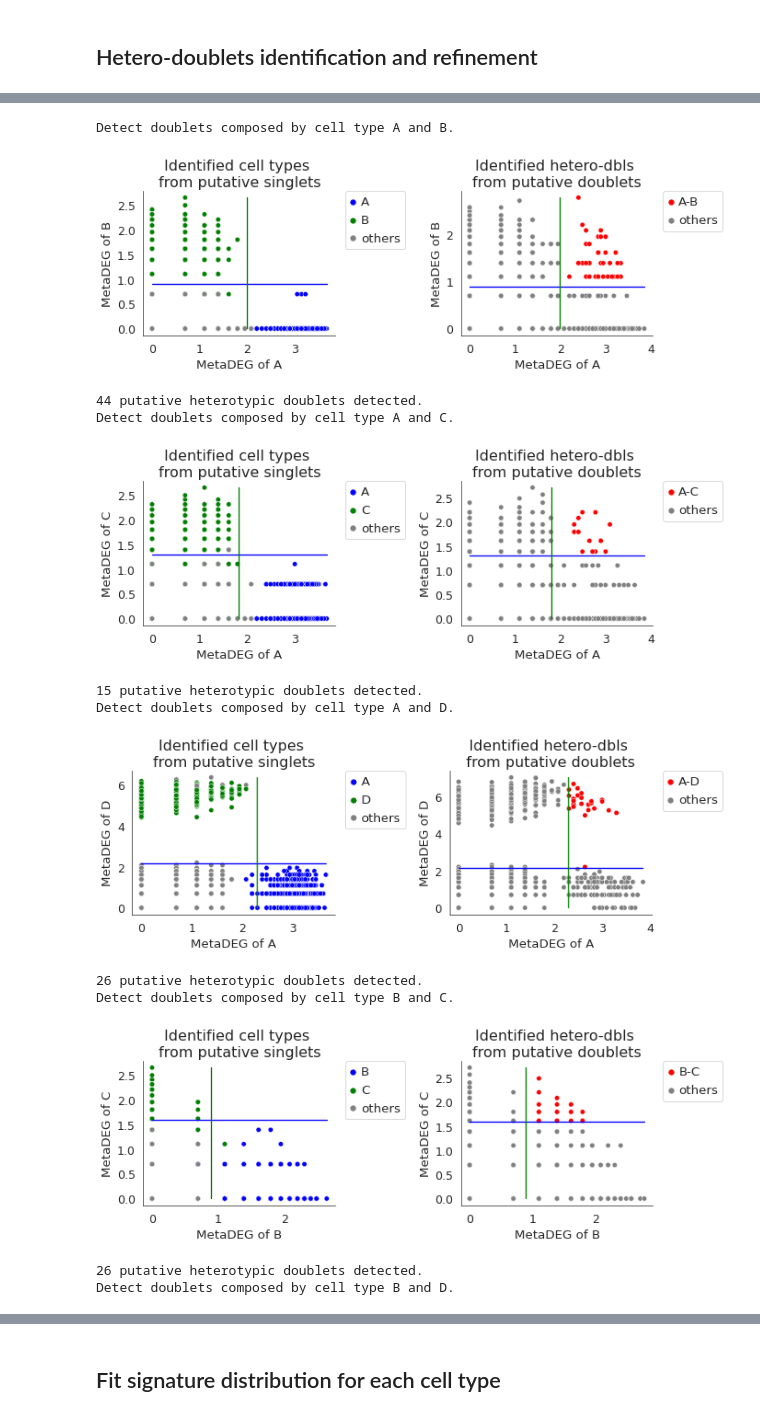
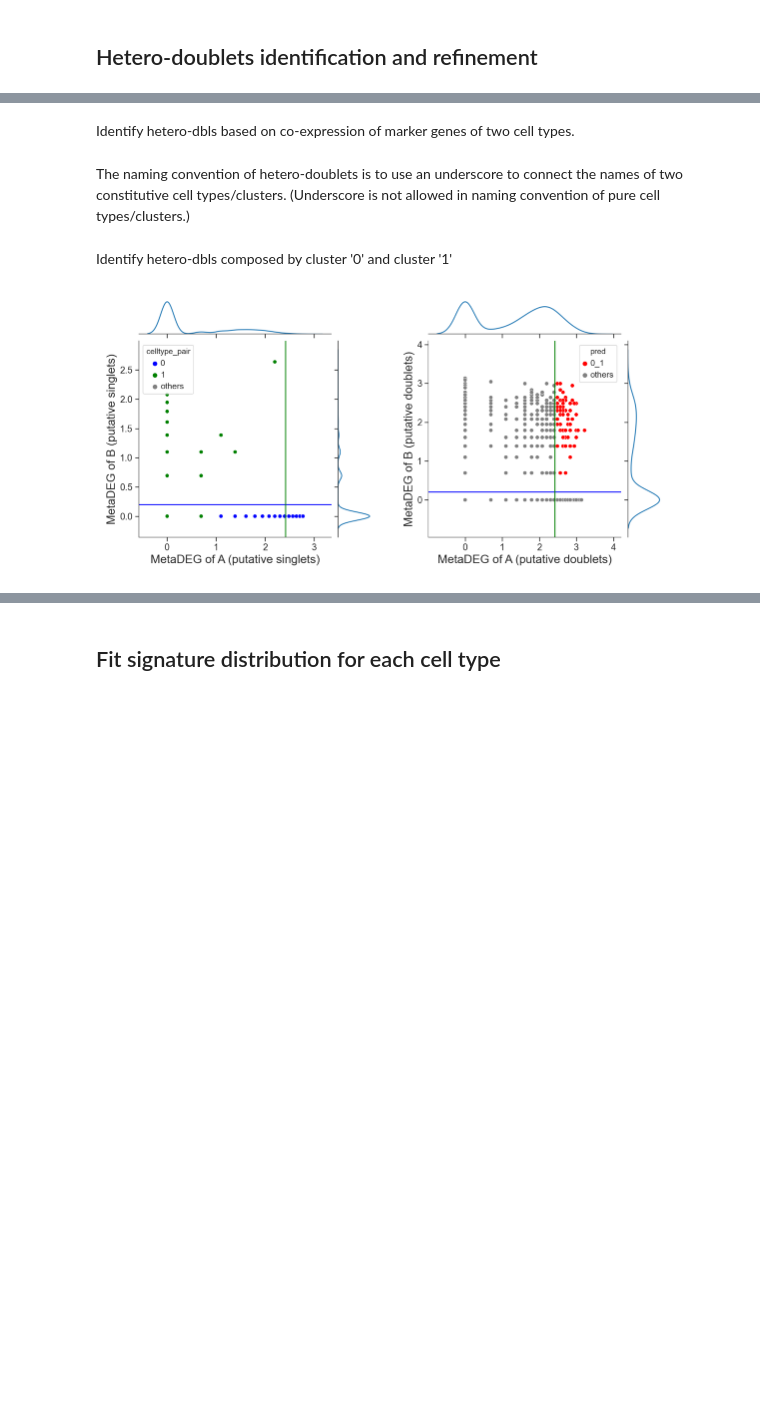
Before and after one commit to QiuyuLian/TOMAS, a Jupyter notebook: docs/source/Generic_case.ipynb, the cells around one changed output, grey strips where cells are left out. Drawn from its saved outputs; the diff is of its cells as text; code cells hidden in the pictures; blank space fills up the shorter version.

```diff
--- a/docs/source/Generic_case.ipynb
+++ b/docs/source/Generic_case.ipynb
@@ -38,16 +147,13 @@ sc.settings.set_figure_params(dpi=60, facecolor='white')
 # %%
 adata_psgl = adata[adata.obs['droplet_type']=='Homotypic'].copy()
-
-adata_psgl.obs['n_counts'] = np.ravel(adata_psgl.X.sum(1))
 sc.pp.filter_cells(adata_psgl, min_genes=1)
 sc.pp.filter_genes(adata_psgl, min_cells=1)
-
 sc.pp.log1p(adata_psgl)
 sc.pp.highly_variable_genes(adata_psgl, min_mean=0.0125, max_mean=3, min_disp=0.5)
 adata_psgl.raw = adata_psgl
 adata_psgl = adata_psgl[:, adata_psgl.var.highly_variable]
-sc.pp.regress_out(adata_psgl, ['n_counts']) ##
 sc.pp.scale(adata_psgl, max_value=10)
 sc.tl.pca(adata_psgl, svd_solver='arpack')
 sc.pp.neighbors(adata_psgl, n_neighbors=10, n_pcs=40)
+sc.tl.umap(adata_psgl)
 # %% [output]
@@ -95,11 +186,0 @@ If we could have good clustering results and could know marker genes of constitu
-# %%
-ct_mapper = {}
-ct_mapper['3']='A'   # g_2426  marker of cell type A
-ct_mapper['0']='B'   # g_10031 marker of cell type B
-ct_mapper['1']='C'   # g_5031  marker of cell type C
-ct_mapper['2']='D'   # g_5497  marker of cell type D
-
-adata_psgl.obs['danno_RNAonly'] = pd.Categorical([ct_mapper[g] for g in adata_psgl.obs['leiden']],
-                                                               categories=ct_mapper.values())
-
-sc.pl.umap(adata_psgl, color=['danno_RNAonly'])
@@ -110,3 +191,5 @@ sc.pl.umap(adata_psgl, color=['danno_RNAonly'])
 # %%
 adata.obs['danno_RNAonly'] = 'unknown'
-adata.obs.loc[adata_psgl.obs_names,'danno_RNAonly'] = adata_psgl.obs['danno_RNAonly'].values
+adata.obs.loc[adata_psgl.obs_names,'danno_RNAonly'] = adata_psgl.obs['leiden'].values
+sc.tl.rank_genes_groups(adata_psgl, 'leiden', method='wilcoxon')
+degene_sorted = tm.auxi.extract_specific_genes(adata_psgl, 'leiden')
@@ -117,3 +205,0 @@ Detect genes specifically highly expressed in each cell type.
-# %%
-sc.tl.rank_genes_groups(adata_psgl, 'danno_RNAonly', method='wilcoxon')
-degene_sorted = tm.auxi.extract_specific_genes(adata_psgl, 'danno_RNAonly')
@@ -132,21 +206,16 @@ If you don't want display the process one by one, you could run the code below t
+# %% [markdown]
+Identify hetero-dbls based on co-expression of marker genes of two cell types.
+# %% [markdown]
+The naming convention of hetero-doublets is to use an underscore to connect the names of two constitutive cell types/clusters. (Underscore is not allowed in naming convention of pure cell types/clusters.)
+# %% [markdown]
+Identify hetero-dbls composed by cluster '0' and cluster '1'
 # %%
-tm.infer.heteroDbl(adata,
-                   d_groupby = 'droplet_type',
-                   ct_groupby = 'danno_RNAonly',
-                   de_sorted = degene_sorted,
-                   dbl_groupby = 'heteroDbl',
-                   vis=True)
+## try default parameters first
+tm.infer.heteroDbl_bc(adata,
+                      '0_1',
+                      d_groupby = 'droplet_type',
+                      ct_groupby = 'danno_RNAonly',
+                      de_sorted = degene_sorted,
+                      dpi=60)
 # %% [output]
-Detect doublets composed by cell type A and B.
-[figure, old version]
+[figure, new version]
-44 putative heterotypic doublets detected.
-Detect doublets composed by cell type A and C.
-[figure, removed]
-15 putative heterotypic doublets detected.
-Detect doublets composed by cell type A and D.
-[figure, removed]
-26 putative heterotypic doublets detected.
-Detect doublets composed by cell type B and C.
-[figure, removed]
-26 putative heterotypic doublets detected.
-Detect doublets composed by cell type B and D.
```
Also changed, not shown: parts of 78 cells of this notebook, 18 other files.
